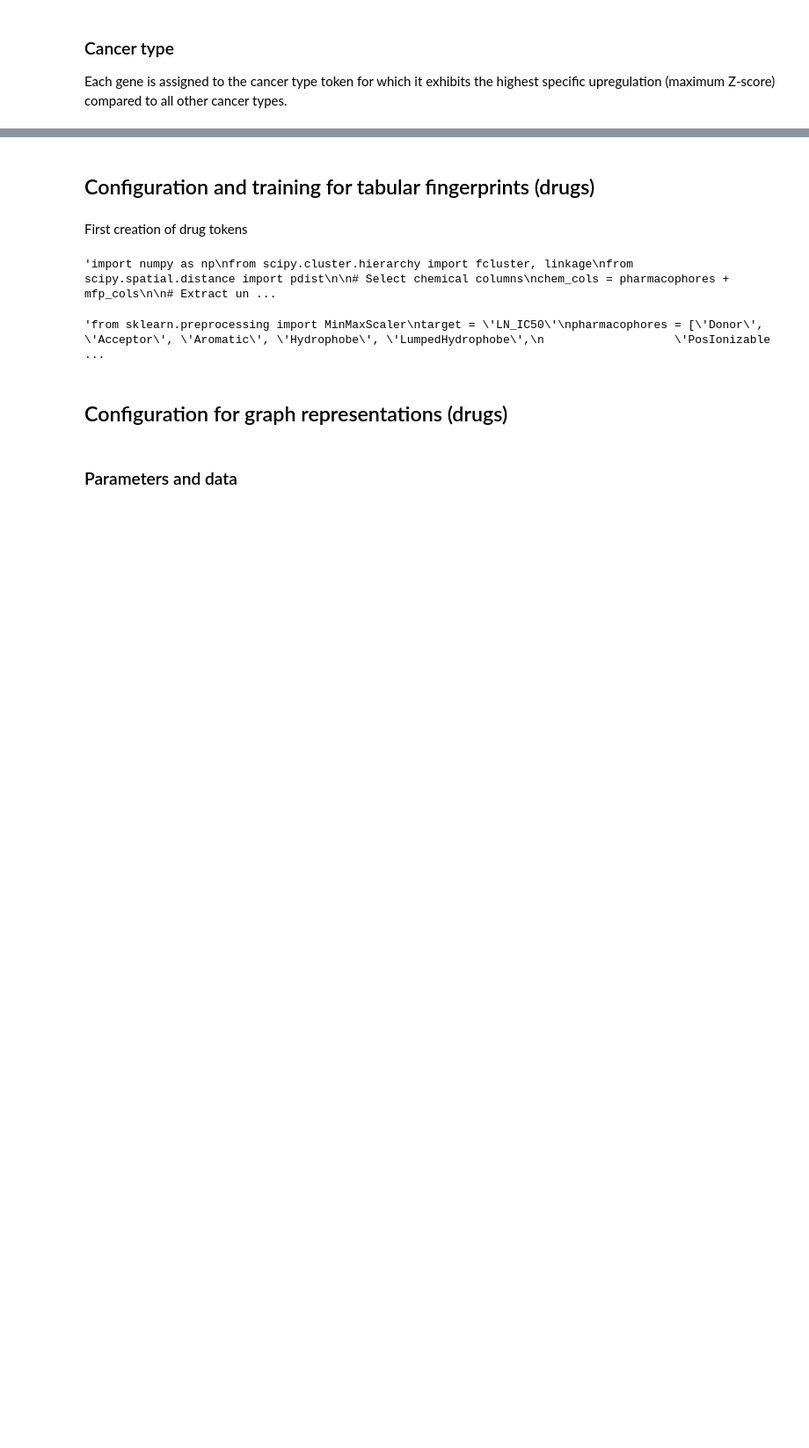
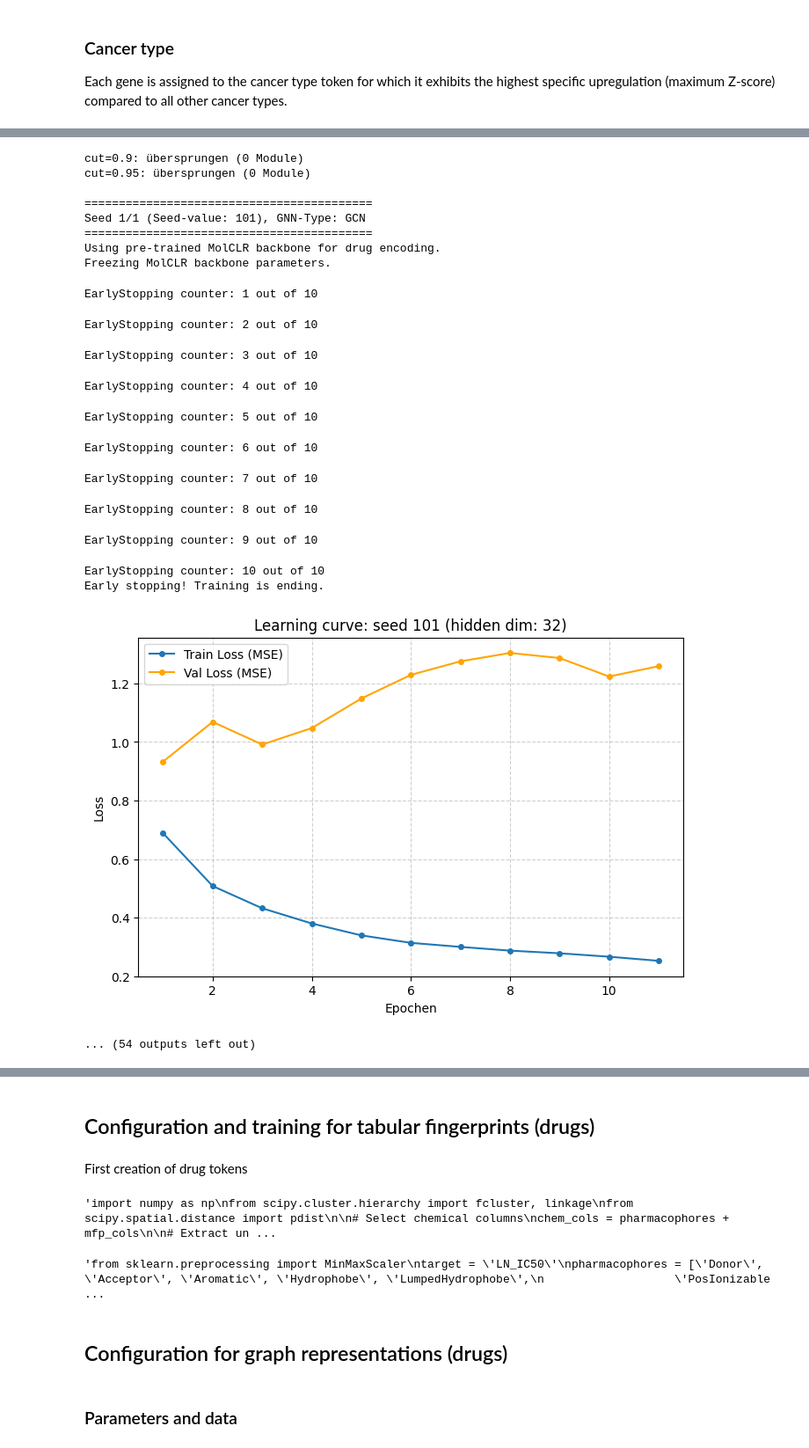
Before and after one commit to s-juross/masterthesis, a Jupyter notebook: gpu/error_analysis_attention.ipynb, the cells around one changed output, grey strips where cells are left out. Shown at 88% size. Drawn from its saved outputs; the diff is of its cells as text; code cells hidden in the pictures; blank space fills up the shorter version.

```diff
--- a/gpu/error_analysis_attention.ipynb
+++ b/gpu/error_analysis_attention.ipynb
@@ -339,0 +422,80 @@ for i, indices in enumerate(gene_token_indices):
+# %%
+cut_heights = [0.90, 0.95, 0.98, 0.99, 0.992, 0.995, 0.999]
+seeds_for_selection = [101]
+
+results = []
+
+for cut_height in cut_heights:
+    modules = make_wgcna_modules(
+        X_genomic_train=X_gen_train,
+        cut_height=cut_height,
+        beta=6,
+        min_module_size=20,
+    )
+
+    # Kandidaten ohne mindestens zwei brauchbare Module überspringen
+    if len(modules) < 2:
+        print(f"cut={cut_height}: übersprungen ({len(modules)} Module)")
+        continue
+
+
+    val_mse_scores = []
+
+    for seed in seeds_for_selection:
+        # Diese Funktion enthält deinen vorhandenen Modell-/Trainingscode.
+        # Sie muss ein neues Modell initialisieren, trainieren und
+        # das Validierungs-MSE zurückgeben.
+        val_mse = fit_and_score(gene_token_indices=modules)
+        val_mse_scores.append(val_mse)
+
+    results.append({
+        "cut_height": cut_height,
+        "n_modules": len(modules),
+        "val_mse_mean": float(np.mean(val_mse_scores)),
+        "val_mse_std": float(np.std(val_mse_scores)),
+        "module_sizes": [len(module) for module in modules],
+        "gene_token_indices": modules,
+    })
+
+results.sort(key=lambda result: result["val_mse_mean"], reverse=True)
+
+for result in results:
+    print(
+        f"cut={result['cut_height']:.3f} | "
+        f"Module={result['n_modules']} | "
+        f"Val MSE={result['val_mse_mean']:.4f} "
+        f"± {result['val_mse_std']:.4f} | "
+        f"Größen={result['module_sizes']}"
+    )
+
+best = results[0]
+best_cut_height = best["cut_height"]
+best_gene_token_indices = best["gene_token_indices"]
+
+print(
+    f"\nAusgewählt: cut_height={best_cut_height}, "
+    f"{best['n_modules']} Module, "
+    f"mittleres Val-MSE={best['val_mse_mean']:.4f}"
+)
+# %% [output]
+cut=0.9: übersprungen (0 Module)
+cut=0.95: übersprungen (0 Module)
+
+==========================================
+Seed 1/1 (Seed-value: 101), GNN-Type: GCN
+==========================================
+Using pre-trained MolCLR backbone for drug encoding.
+Freezing MolCLR backbone parameters.
+EarlyStopping counter: 1 out of 10
+EarlyStopping counter: 2 out of 10
+EarlyStopping counter: 3 out of 10
+EarlyStopping counter: 4 out of 10
+EarlyStopping counter: 5 out of 10
+EarlyStopping counter: 6 out of 10
+EarlyStopping counter: 7 out of 10
+EarlyStopping counter: 8 out of 10
+EarlyStopping counter: 9 out of 10
+EarlyStopping counter: 10 out of 10
+Early stopping! Training is ending.
+[figure, added]
+... (54 outputs left out)
```
Also changed, not shown: parts of 46 cells of this notebook.
